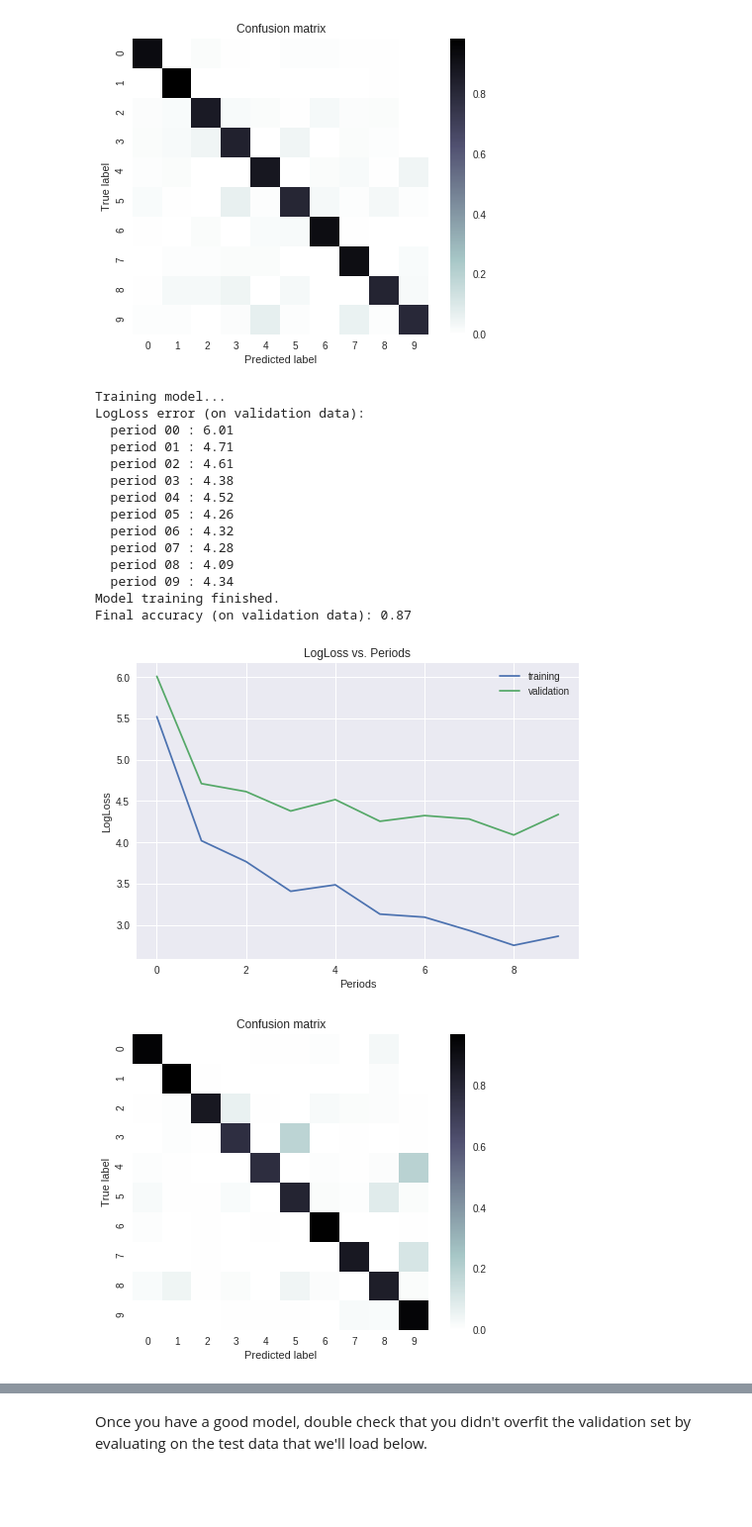
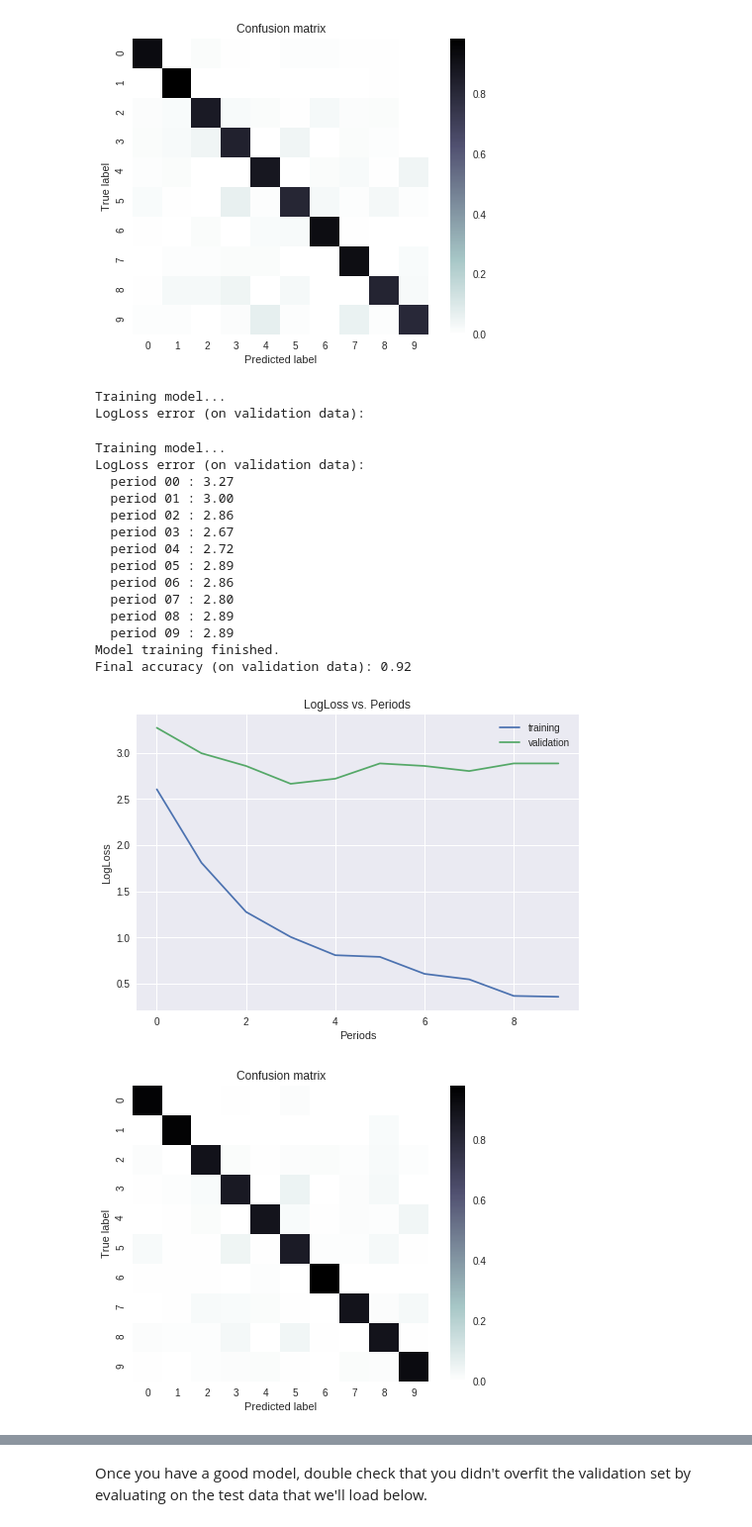
Before and after one commit to tenvol/tsf00, a Jupyter notebook: multi_class_classification_of_handwritten_digits.ipynb, the cells around one changed output, grey strips where cells are left out. Shown at 99% size. Saved outputs shown, nothing was run; the diff lists cells and outputs as text; code cells hidden in the pictures; blank space fills up the shorter version.

```diff
--- a/multi_class_classification_of_handwritten_digits.ipynb
+++ b/multi_class_classification_of_handwritten_digits.ipynb
@@ -826,34 +826,51 @@ Model training finished.
 Final accuracy (on validation data): 0.88
 [figure]
 [figure]
+# %%
+_ = train_nn_classifier_model(
+    #my_optimizer=tf.train.GradientDescentOptimizer(learning_rate=0.0007),
+    learning_rate = 0.0005,
+    steps=5000,
+    batch_size=210,
+    this_classes = 10,
+    this_optimizer = 'Adagrad',
+    this_hidden_units = [30,30,10],
+    this_dropout = 0.3,
+    training_examples=training_examples,
+    training_targets=training_targets,
+    validation_examples=validation_examples,
+    validation_targets=validation_targets)
+# %% [output]
+Training model...
+LogLoss error (on validation data):
 # %%
 _ = train_nn_classifier_model(
     #my_optimizer=tf.train.GradientDescentOptimizer(learning_rate=0.0007),
     learning_rate = 0.005,
     steps=5000,
     batch_size=70,
     this_classes = 10,
     this_optimizer = 'Adagrad',
-    this_hidden_units = [20,20,20],
-    this_dropout = 0.3,
+    this_hidden_units = [20,20,10],
+    this_dropout = None,
     training_examples=training_examples,
     training_targets=training_targets,
     validation_examples=validation_examples,
     validation_targets=validation_targets)
 # %% [output]
 Training model...
 LogLoss error (on validation data):
-  period 00 : 6.01
-  period 01 : 4.71
-  period 02 : 4.61
-  period 03 : 4.38
-  period 04 : 4.52
-  period 05 : 4.26
-  period 06 : 4.32
-  period 07 : 4.28
-  period 08 : 4.09
-  period 09 : 4.34
+  period 00 : 3.27
+  period 01 : 3.00
+  period 02 : 2.86
+  period 03 : 2.67
+  period 04 : 2.72
+  period 05 : 2.89
+  period 06 : 2.86
+  period 07 : 2.80
+  period 08 : 2.89
+  period 09 : 2.89
 Model training finished.
-Final accuracy (on validation data): 0.87
+Final accuracy (on validation data): 0.92
-[figure, old version]
+[figure, new version]
-[figure, old version]
+[figure, new version]
```
Also changed, not shown: parts of 8 cells of this notebook.
